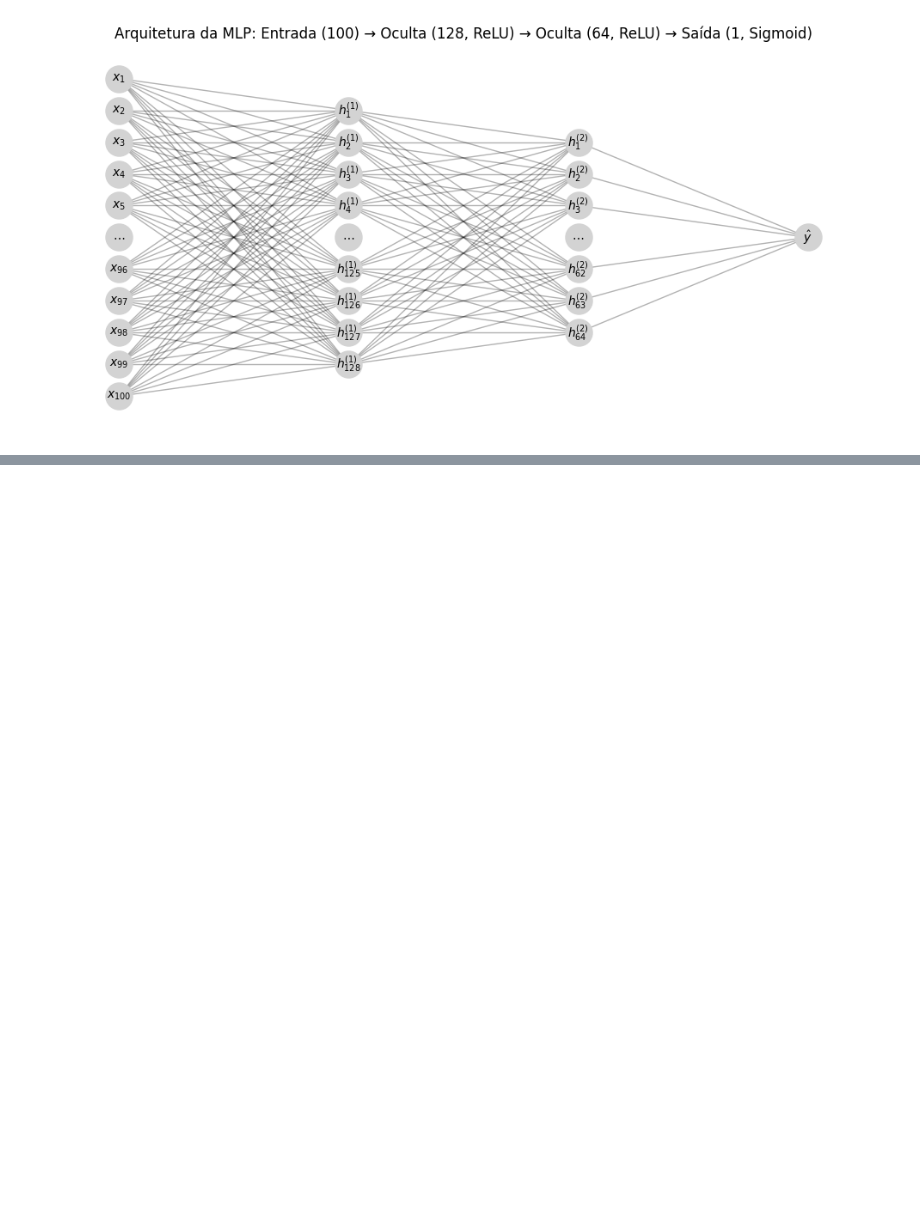
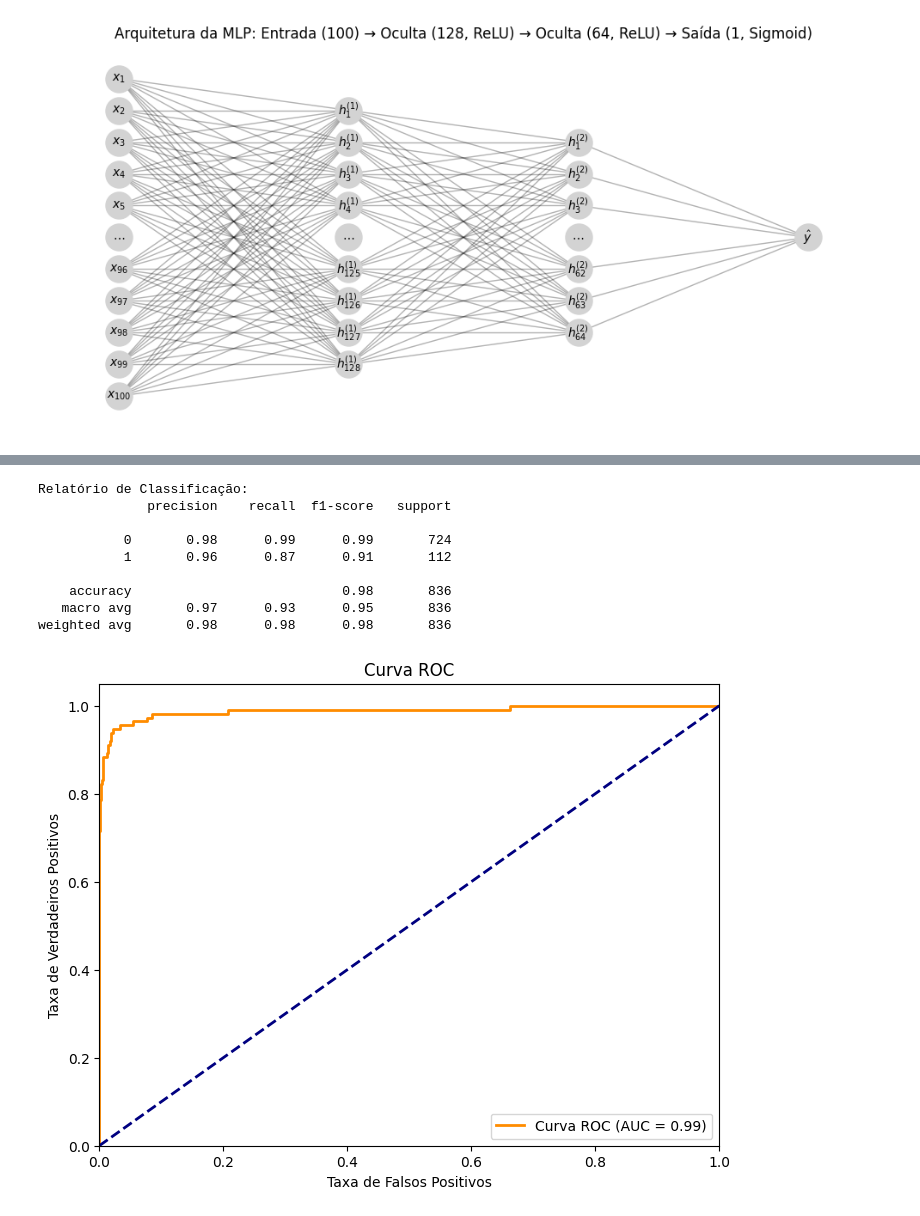
Before and after one commit to thyarles/unb-pca-spamdetector, a Jupyter notebook: spam.ipynb, the cells around one changed output, grey strips where cells are left out. Saved outputs shown, nothing was run; the diff lists cells and outputs as text; code cells hidden in the pictures; blank space fills up the shorter version.

```diff
--- a/spam.ipynb
+++ b/spam.ipynb
@@ -724,0 +546,45 @@ Validação cruzada 5-fold - Acurácia média: 0.9770 ± 0.0020
+# %%
+# Relatório de Classificação (precisão, recall, f1-score)
+print("\nRelatório de Classificação:")
+print(classification_report(y_test, y_pred))
+
+# Curva ROC
+fpr, tpr, thresholds = roc_curve(y_test, y_pred_prob)
+roc_auc = auc(fpr, tpr)
+
+# Plotando a Curva ROC
+plt.figure(figsize=(8, 6))
+plt.plot(fpr, tpr, color='darkorange', lw=2, label=f'Curva ROC (AUC = {roc_auc:.2f})')
+plt.plot([0, 1], [0, 1], color='navy', lw=2, linestyle='--')
+plt.xlim([0.0, 1.0])
+plt.ylim([0.0, 1.05])
+plt.xlabel('Taxa de Falsos Positivos')
+plt.ylabel('Taxa de Verdadeiros Positivos')
+plt.title('Curva ROC')
+plt.legend(loc='lower right')
+plt.savefig('data/curva_roc.png')
+plt.show()
+
+# Se você quiser também plotar a Curva de Precisão-Recall, aqui está o código:
+
+precision, recall, _ = precision_recall_curve(y_test, y_pred_prob)
+
+# Plotando a Curva de Precisão-Recall
+plt.figure(figsize=(8, 6))
+plt.plot(recall, precision, color='b', lw=2)
+plt.xlabel('Recall')
+plt.ylabel('Precisão')
+plt.title('Curva de Precisão-Recall')
+plt.savefig('data/curva_precisao_recal.png')
+plt.show()
+# %% [output]
+Relatório de Classificação:
+              precision    recall  f1-score   support
+
+           0       0.98      0.99      0.99       724
+           1       0.96      0.87      0.91       112
+
+    accuracy                           0.98       836
+   macro avg       0.97      0.93      0.95       836
+weighted avg       0.98      0.98      0.98       836
+[figure, added]
```
Also changed, not shown: parts of 15 cells of this notebook, 8 other files.
